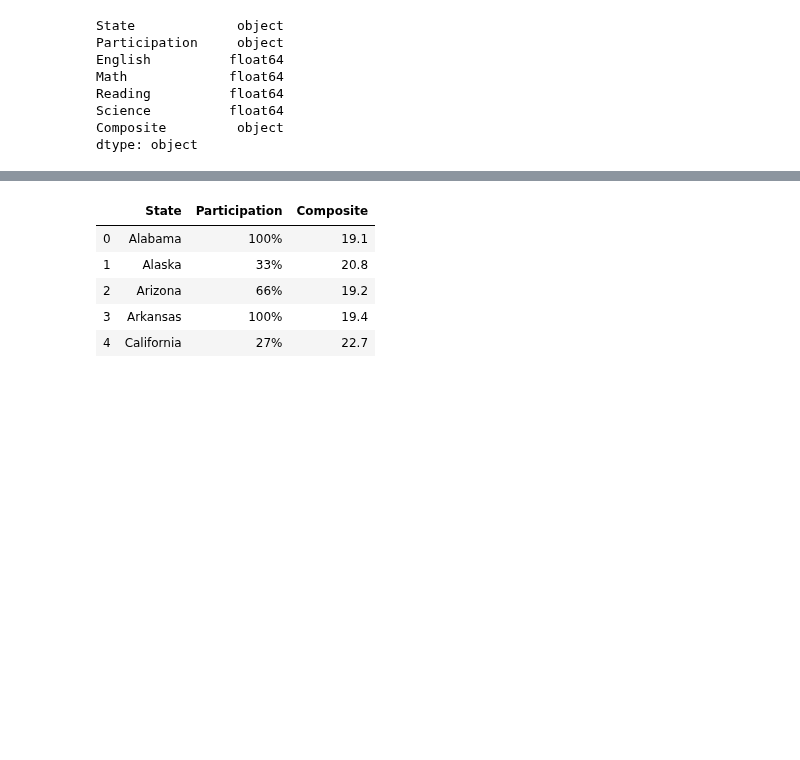
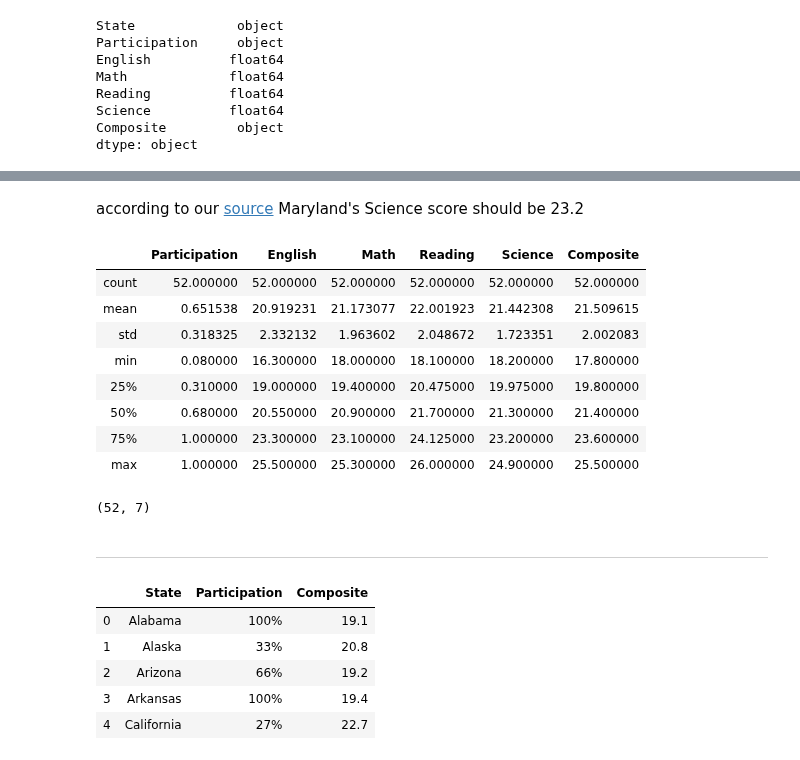
Before and after one commit to CreightonAshton/Scratchwork, a Jupyter notebook: Code/ACT-SAT/ACT-SAT.ipynb, the cells around one changed output, grey strips where cells are left out. Cells and saved outputs as stored; diff of their text form; code cells hidden in the pictures; blank space fills up the shorter version.

```diff
--- a/Code/ACT-SAT/ACT-SAT.ipynb
+++ b/Code/ACT-SAT/ACT-SAT.ipynb
@@ -36,3 +101,25 @@ dtype: object
+# %% [markdown]
+according to our [source](https://www.act.org/content/dam/act/unsecured/documents/cccr2017/ACT_2017-Average_Scores_by_State.pdf) Maryland's Science score should be 23.2
+# %%
+act17.loc[act17['State'] == 'Maryland', ['Science']] = 23.2
+# %%
+act17.describe()
+# %% [output]
+|  | Participation | English | Math | Reading | Science | Composite |
+| count | 52.000000 | 52.000000 | 52.000000 | 52.000000 | 52.000000 | 52.000000 |
+| mean | 0.651538 | 20.919231 | 21.173077 | 22.001923 | 21.442308 | 21.509615 |
+| std | 0.318325 | 2.332132 | 1.963602 | 2.048672 | 1.723351 | 2.002083 |
+| min | 0.080000 | 16.300000 | 18.000000 | 18.100000 | 18.200000 | 17.800000 |
+| 25% | 0.310000 | 19.000000 | 19.400000 | 20.475000 | 19.975000 | 19.800000 |
+| 50% | 0.680000 | 20.550000 | 20.900000 | 21.700000 | 21.300000 | 21.400000 |
+| 75% | 1.000000 | 23.300000 | 23.100000 | 24.125000 | 23.200000 | 23.600000 |
+| max | 1.000000 | 25.500000 | 25.300000 | 26.000000 | 24.900000 | 25.500000 |
+# %%
+act17.shape
+# %% [output]
+(52, 7)
+# %% [markdown]
+___
 # %%
 act18.head()
 # %% [output]
```
Also changed, not shown: parts of 31 cells of this notebook.
